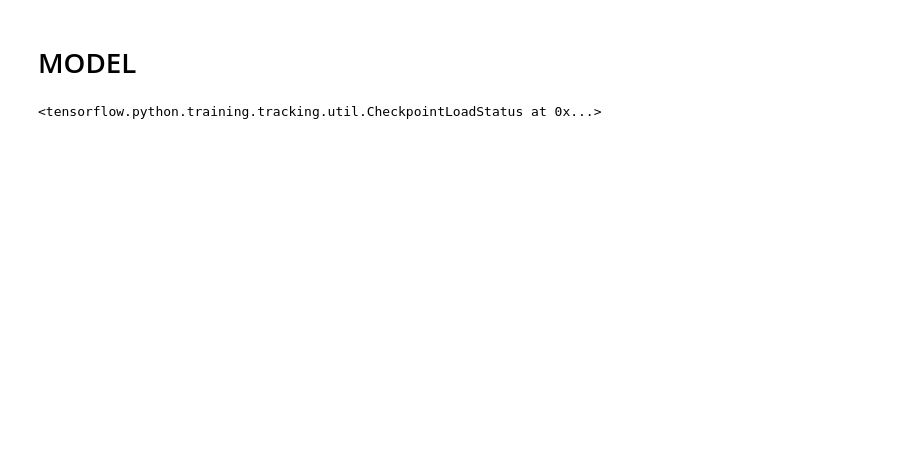
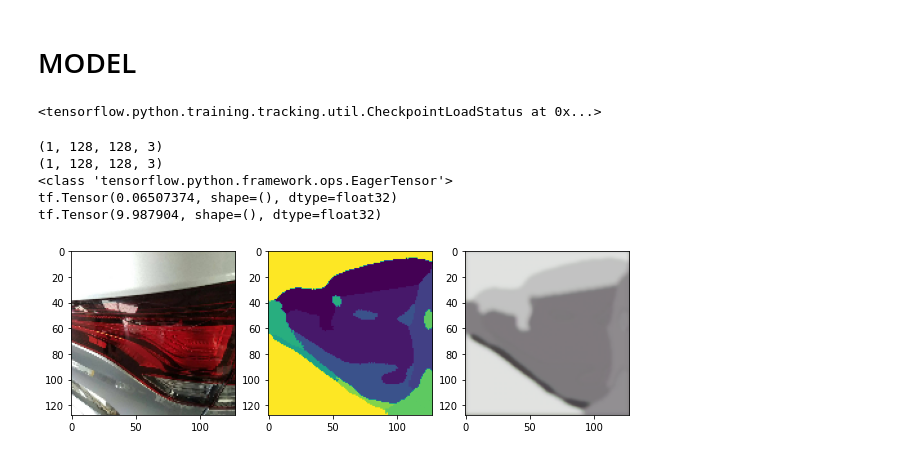
Before and after one commit to JereMonk/Wnet, a Jupyter notebook: Wnet_clustering.ipynb, the cells around one changed output. Drawn from its saved outputs; the diff is of its cells as text; code cells hidden in the pictures; blank space fills up the shorter version.

```diff
--- a/Wnet_clustering.ipynb
+++ b/Wnet_clustering.ipynb
@@ -150,4 +154,13 @@ def visualise_seg(image,encoder):
     print(loss)
+# %%
+visualise_seg(ndam[0],wn.encoder)
+# %% [output]
+(1, 128, 128, 3)
+(1, 128, 128, 3)
+<class 'tensorflow.python.framework.ops.EagerTensor'>
+tf.Tensor(0.06507374, shape=(), dtype=float32)
+tf.Tensor(9.987904, shape=(), dtype=float32)
+[figure, added]
 # %%
 visualise_seg(ndam[0],wn.encoder)
 # %% [output]
```
Also changed, not shown: parts of 25 cells of this notebook, 1 other file.
